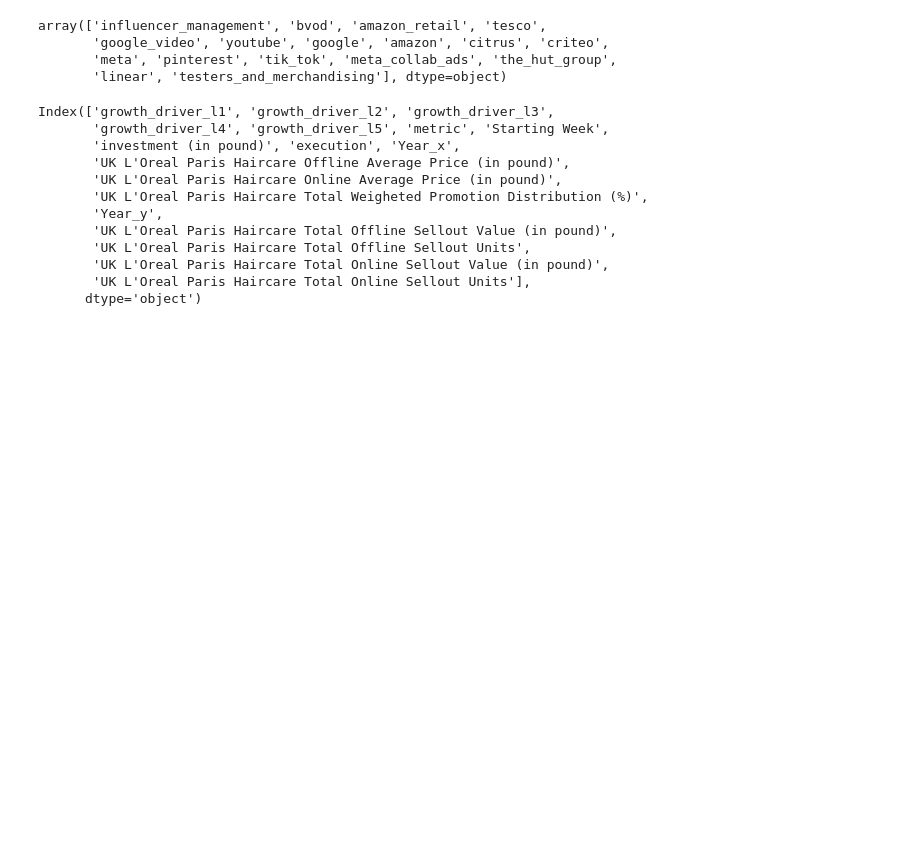
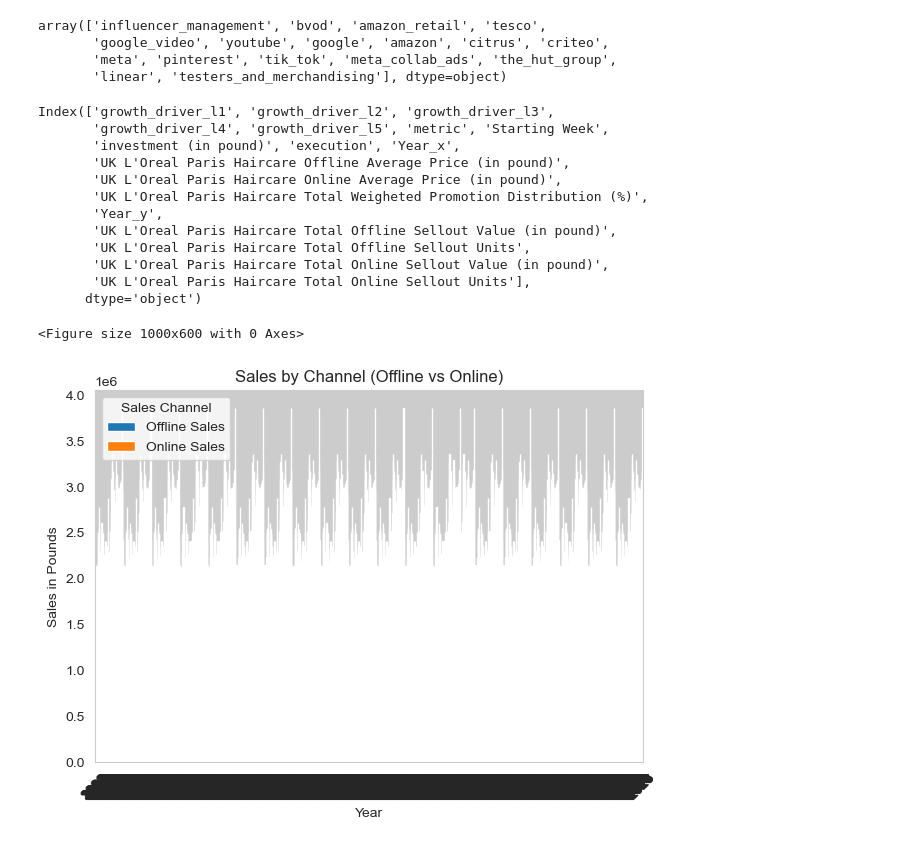
Before and after one commit to CharlesS940/xhec_mmm_loreal, a Jupyter notebook: data_preprocessing.ipynb, the cells around one changed output. Saved outputs shown, nothing was run; the diff lists cells and outputs as text; code cells hidden in the pictures; blank space fills up the shorter version.

Commit message:
sample graphs

```diff
--- a/data_preprocessing.ipynb
+++ b/data_preprocessing.ipynb
@@ -159,3 +159,26 @@ Index(['growth_driver_l1', 'growth_driver_l2', 'growth_driver_l3',
        'UK L'Oreal Paris Haircare Total Online Sellout Value (in pound)',
        'UK L'Oreal Paris Haircare Total Online Sellout Units'],
       dtype='object')
+# %%
+# Calculate total sales
+merged_data['total_sales'] =merged_data['UK L\'Oreal Paris Haircare Total Offline Sellout Value (in pound)'] +merged_data['UK L\'Oreal Paris Haircare Total Online Sellout Value (in pound)']
+
+# Create a new DataFrame to focus on sales by channel
+sales_data =merged_data[['Year_x', 'UK L\'Oreal Paris Haircare Total Offline Sellout Value (in pound)',
+                 'UK L\'Oreal Paris Haircare Total Online Sellout Value (in pound)', 'total_sales']].copy()
+
+# Plot
+plt.figure(figsize=(10,6))
+sales_data.set_index('Year_x')[['UK L\'Oreal Paris Haircare Total Offline Sellout Value (in pound)',
+                                'UK L\'Oreal Paris Haircare Total Online Sellout Value (in pound)']].plot(kind='bar', stacked=True)
+
+plt.title('Sales by Channel (Offline vs Online)')
+plt.ylabel('Sales in Pounds')
+plt.xlabel('Year')
+plt.xticks(rotation=45)
+plt.legend(title='Sales Channel', labels=['Offline Sales', 'Online Sales'], loc='upper left')
+plt.tight_layout()
+plt.show()
+# %% [output]
+<Figure size 1000x600 with 0 Axes>
+[figure, added]
```
Also changed, not shown: parts of 2 cells of this notebook, 2 other files.
